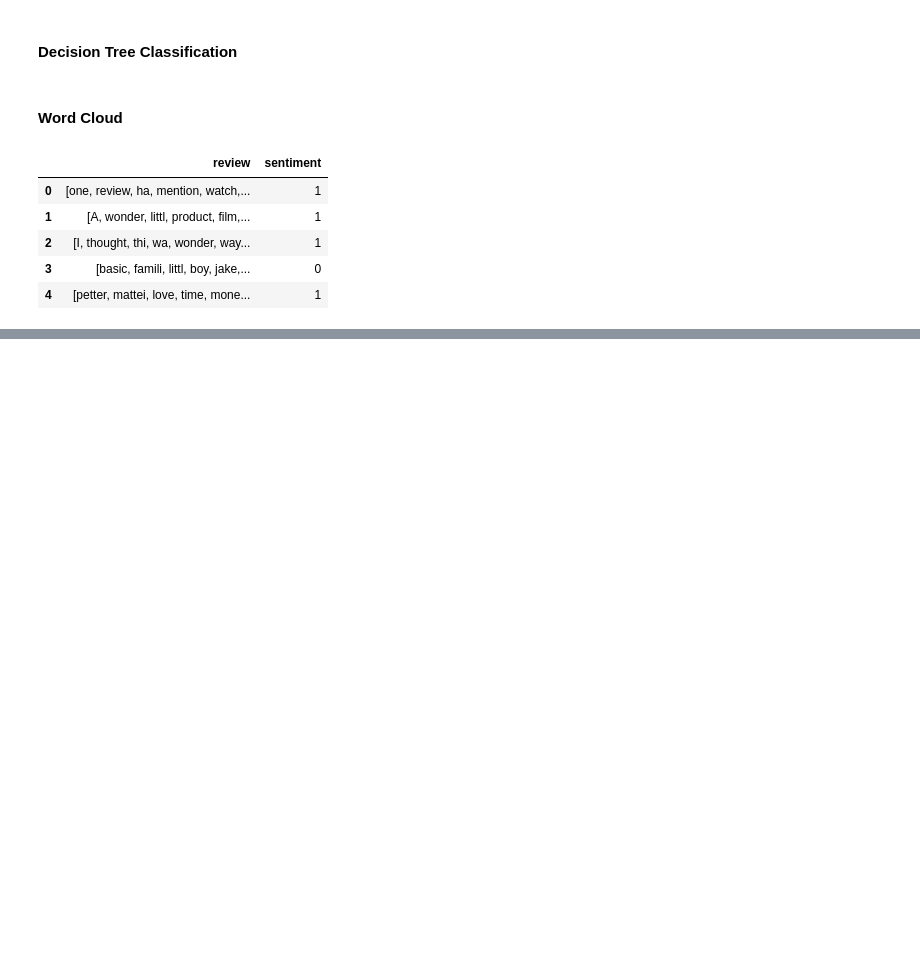
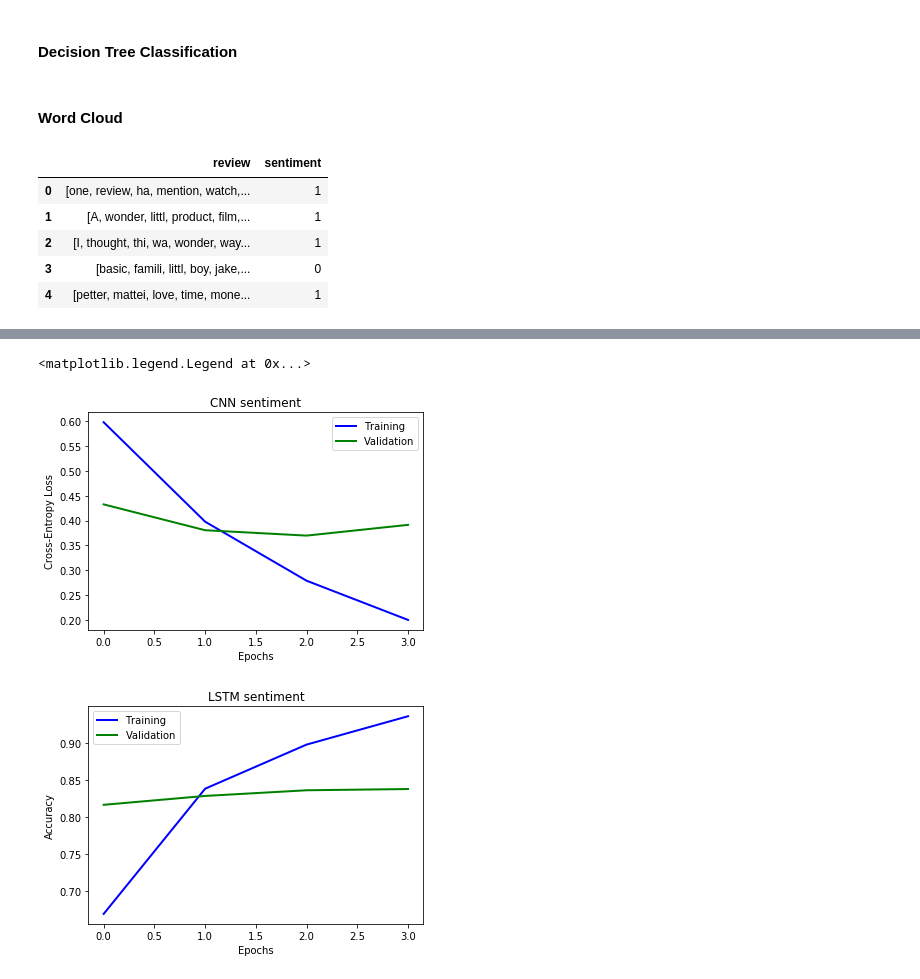
Before and after one commit to okabamac/Sentiment-Analysis-with-IMDB-dataset, a Jupyter notebook: eda.ipynb, the cells around one changed output, grey strips where cells are left out. Saved outputs shown, nothing was run; the diff lists cells and outputs as text; code cells hidden in the pictures; blank space fills up the shorter version.

Commit message:
Fix weight matrix

```diff
--- a/eda.ipynb
+++ b/eda.ipynb
@@ -404,0 +363,21 @@ model.summary()
+# %%
+from keras.layers import Dense , Input , LSTM , Embedding, Dropout , Activation, GRU, Flatten
+from keras.layers import Bidirectional, GlobalMaxPool1D
+
+lstm_model = Sequential()
+# we start off with an efficient embedding layer which maps
+# our vocab indices into embedding_dims dimensions
+lstm_model.add(Embedding(max_features,
+                    embedding_dims,
+                    weights = [np.array(word_keyvec)],
+                    trainable=True,
+                    input_length=maxlen))
+lstm_model.add(Bidirectional(LSTM(30, return_sequences = True, recurrent_dropout=0.5)))
+lstm_model.add(GlobalMaxPool1D())
+lstm_model.add(Dense(20, activation="relu"))
+lstm_model.add(Dropout(0.5))
+lstm_model.add(Dense(1, activation="sigmoid"))
+lstm_model.compile(loss='binary_crossentropy',
+              optimizer='adam',
+              metrics=['accuracy'])
+lstm_model.summary()
@@ -405,7 +405,7 @@ model.summary()
 # %%
-
-hist = model.fit(x_train, y_train,
+# fit lstm model
+lstm_model_hist = lstm_model.fit(x_train, y_train,
           batch_size=batch_size,
           epochs=epochs,
-            validation_data=(x_test, y_test))
-#                  callbacks=[TestCallback((x_test, y_test)), EarlyStopping(monitor='val_loss', patience=5)])
+            validation_data=(x_val, y_val),
+                 callbacks=[TestCallback((x_test, y_test)), EarlyStopping(monitor='val_loss', patience=2)])
@@ -412,9 +433,22 @@ hist = model.fit(x_train, y_train,
 # %%
-#generate plots
+# summarize history for Loss
 plt.figure()
-plt.plot(hist.history['loss'], lw=2.0, color='b', label='Training')
-plt.plot(hist.history['val_loss'], lw=2.0, color='r', label='Validation')
+plt.plot(lstm_model_hist.history['loss'], lw=2.0, color='b', label='Training')
+plt.plot(lstm_model_hist.history['val_loss'], lw=2.0, color='g', label='Validation')
 plt.title('CNN sentiment')
 plt.xlabel('Epochs')
 plt.ylabel('Cross-Entropy Loss')
 plt.legend(loc='upper right')
+
+# summarize history for accuracy
+plt.figure()
+plt.plot(lstm_model_hist.history['accuracy'], lw=2.0, color='b', label='Training')
+plt.plot(lstm_model_hist.history['val_accuracy'], lw=2.0, color='g', label='Validation')
+plt.title('LSTM sentiment')
+plt.xlabel('Epochs')
+plt.ylabel('Accuracy')
+plt.legend(loc='upper left')
+# %% [output]
+<matplotlib.legend.Legend at 0x...>
+[figure, added]
+[figure, added]
```
Also changed, not shown: parts of 24 cells of this notebook.
